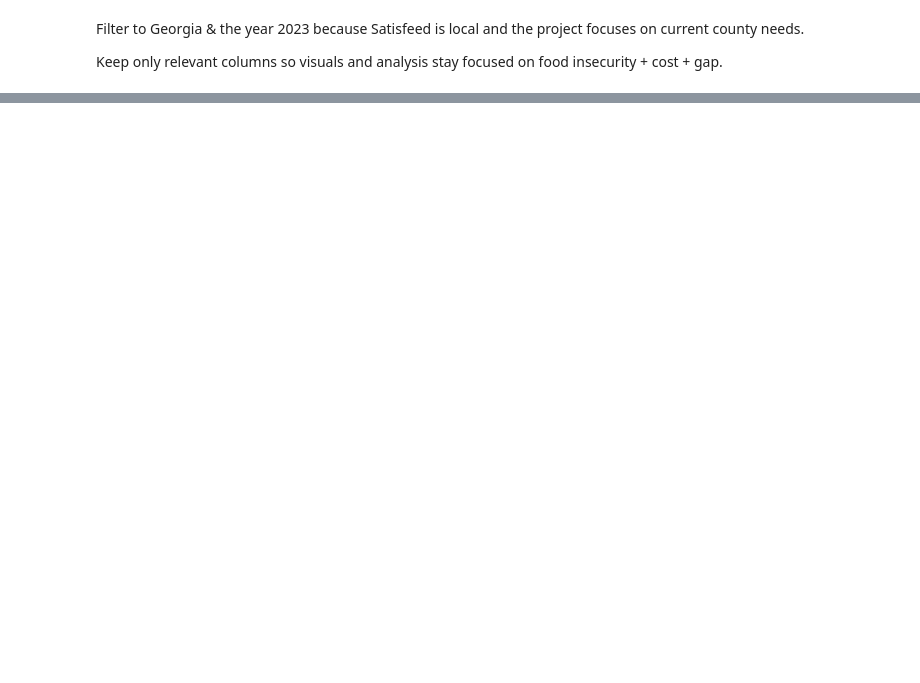
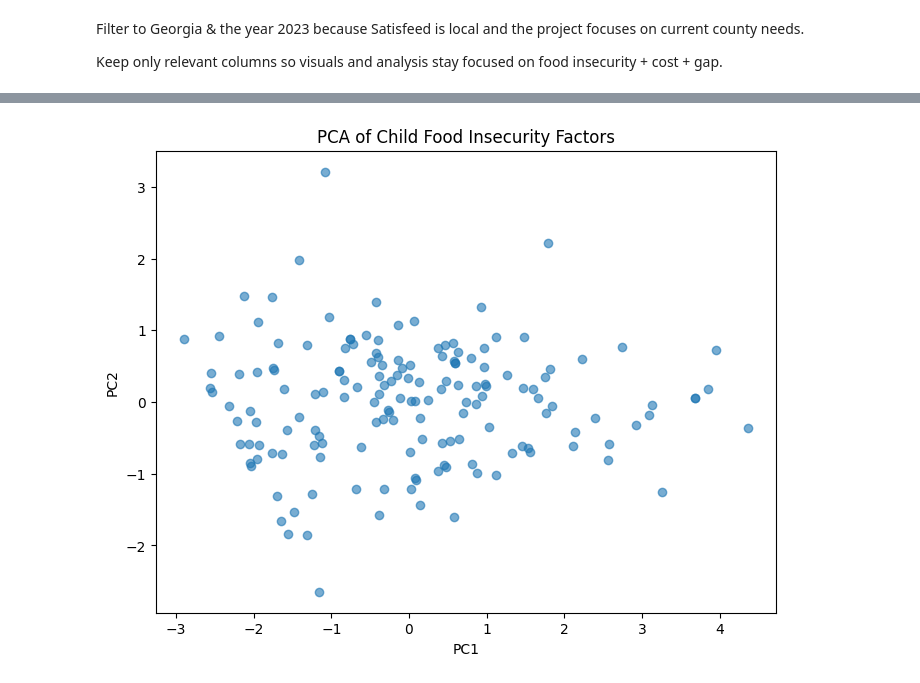
Before and after one commit to GGC-DSA/SatisfeedSchoolsDSA, a Jupyter notebook: docs-Spr2026/Food_Delivery_2026.ipynb, the cells around one changed output, grey strips where cells are left out. Cells and saved outputs as stored; diff of their text form; code cells hidden in the pictures; blank space fills up the shorter version.

```diff
--- a/docs-Spr2026/Food_Delivery_2026.ipynb
+++ b/docs-Spr2026/Food_Delivery_2026.ipynb
@@ -359,0 +747,13 @@ Keep only relevant columns so visuals and analysis stay focused on food insecuri
+# %%
+pca_df = pd.DataFrame(X_pca, columns=["PC1", "PC2"])
+
+plt.figure(figsize=(8, 6))
+plt.scatter(pca_df["PC1"], pca_df["PC2"], alpha=0.6)
+
+plt.xlabel("PC1")
+plt.ylabel("PC2")
+plt.title("PCA of Child Food Insecurity Factors")
+
+plt.show()
+# %% [output]
+[figure, added]
```
Also changed, not shown: parts of 62 cells of this notebook.
